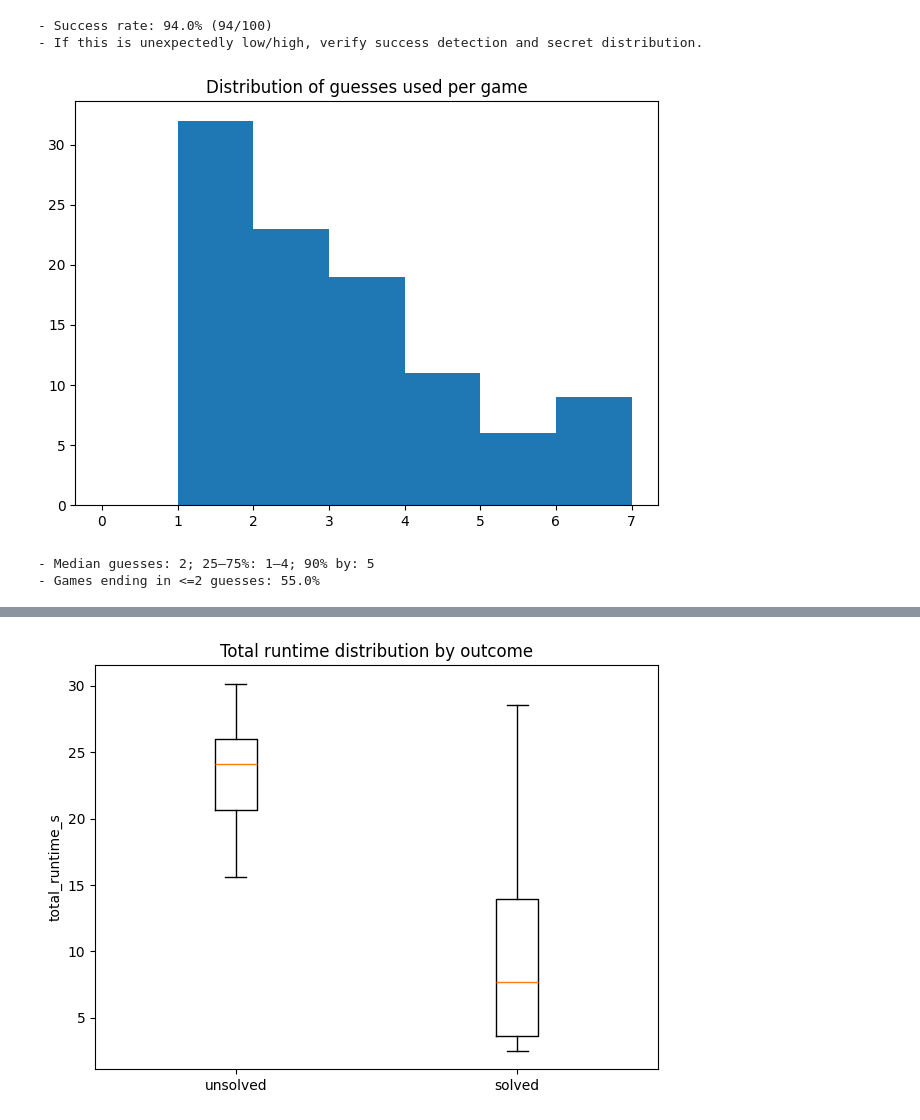
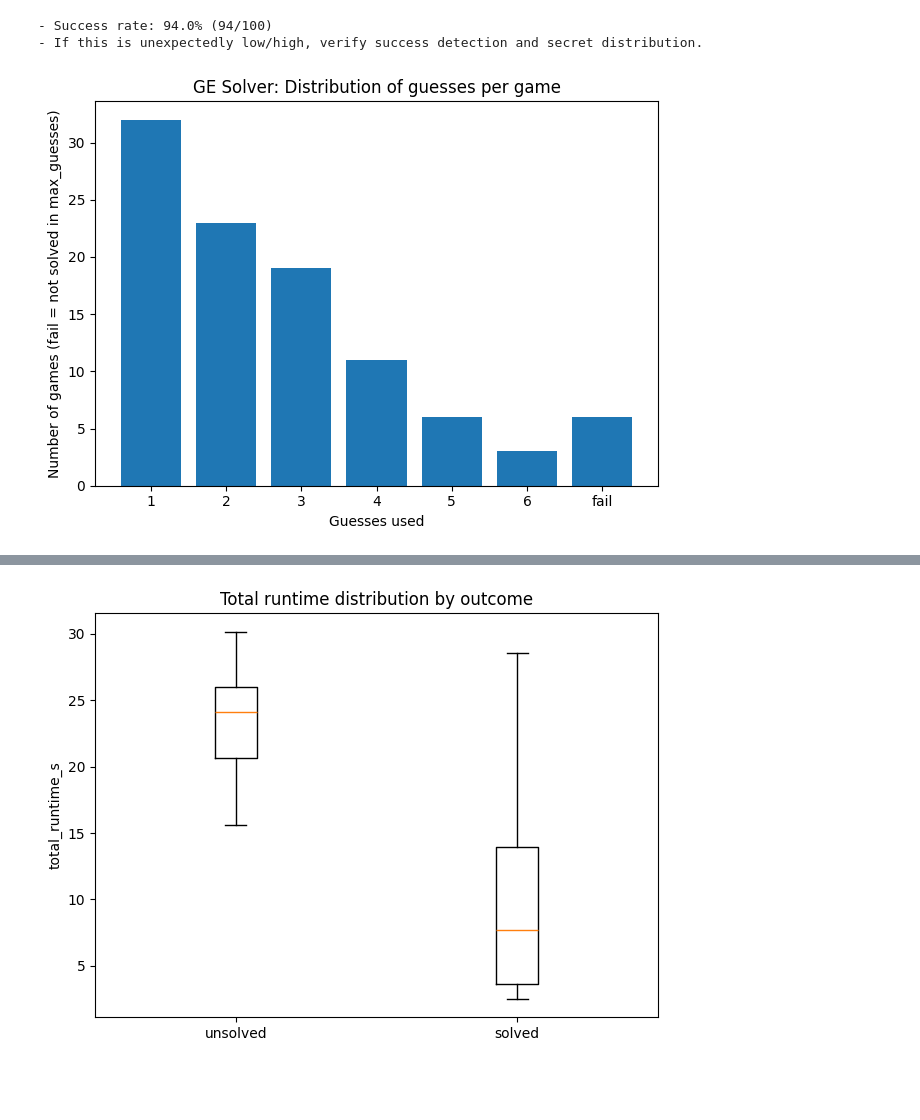
Before and after one commit to eanna-bonner/EvolutionaryAlgorithms_MathlerSolver, a Jupyter notebook: benchmarking/plot_benchmark_results.ipynb, the cells around one changed output, grey strips where cells are left out. Cells and saved outputs as stored; diff of their text form; code cells hidden in the pictures; blank space fills up the shorter version.

```diff
--- a/benchmarking/plot_benchmark_results.ipynb
+++ b/benchmarking/plot_benchmark_results.ipynb
@@ -92,25 +92,29 @@ noteworthy([
 [figure]
 - Success rate: 94.0% (94/100)
 - If this is unexpectedly low/high, verify success detection and secret distribution.
-# %%
-plt.figure()
-if len(games):
-    mx = int(pd.to_numeric(games['num_guesses'], errors='coerce').max())
-    plt.hist(games['num_guesses'].dropna(), bins=range(0, mx+2))
-plt.title('Distribution of guesses used per game')
-plt.tight_layout()
-plt.show()
-
-q = quantiles(games['num_guesses'])
-lines = []
-if q:
-    lines.append(f"Median guesses: {q[0.5]:.0f}; 25–75%: {q[0.25]:.0f}–{q[0.75]:.0f}; 90% by: {q[0.9]:.0f}")
-lines.append(f"Games ending in <=2 guesses: {(games['num_guesses']<=2).mean():.1%}")
-noteworthy(lines)
-# %% [output]
-[figure, removed]
-- Median guesses: 2; 25–75%: 1–4; 90% by: 5
-- Games ending in <=2 guesses: 55.0%
+# %%
+# Count guesses for solved games (1..6) and add a 'fail' bar
+solved = games[games["success"] == 1]
+unsolved = games[games["success"] == 0]
+
+max_guesses = 6
+guess_bins = list(range(1, max_guesses + 1))
+
+counts = solved["num_guesses"].value_counts().reindex(guess_bins, fill_value=0)
+fail_count = len(unsolved)
+
+labels = [str(x) for x in guess_bins] + ["fail"]
+values = counts.tolist() + [fail_count]
+
+plt.figure()
+plt.bar(labels, values)
+plt.xlabel("Guesses used")
+plt.ylabel("Number of games (fail = not solved in max_guesses)")
+plt.title("GE Solver: Distribution of guesses per game")
+plt.tight_layout()
+plt.show()
+# %% [output]
+[figure, added]
 # %%
 plt.figure()
 solved = games[games['success']==1]
```
Also changed, not shown: parts of 4 cells of this notebook, 3 other files.
